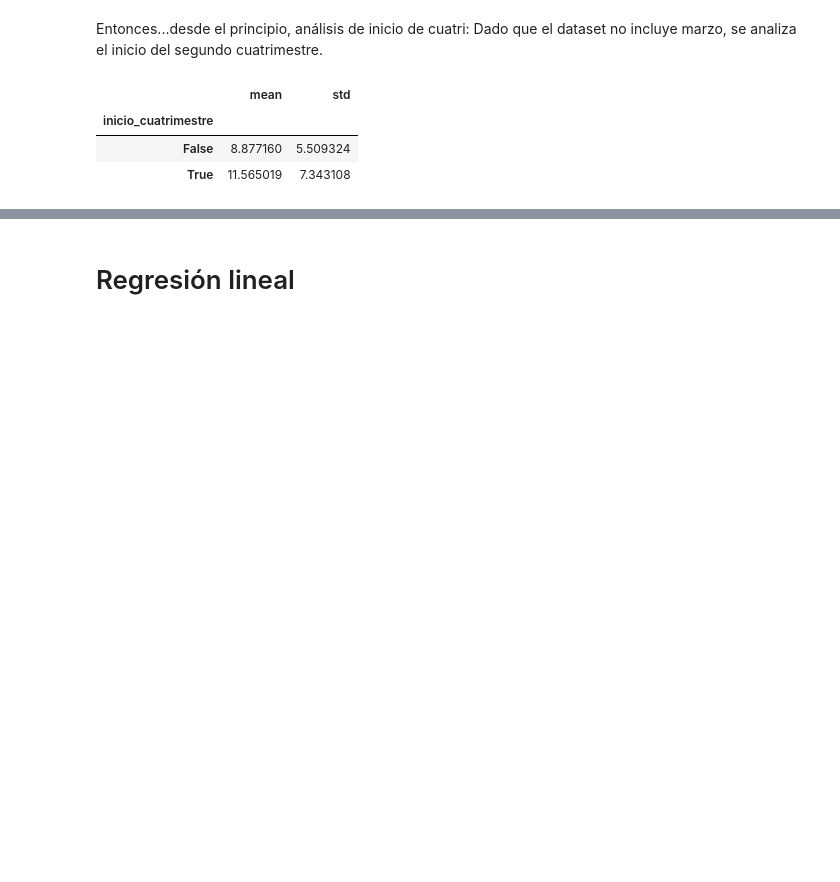
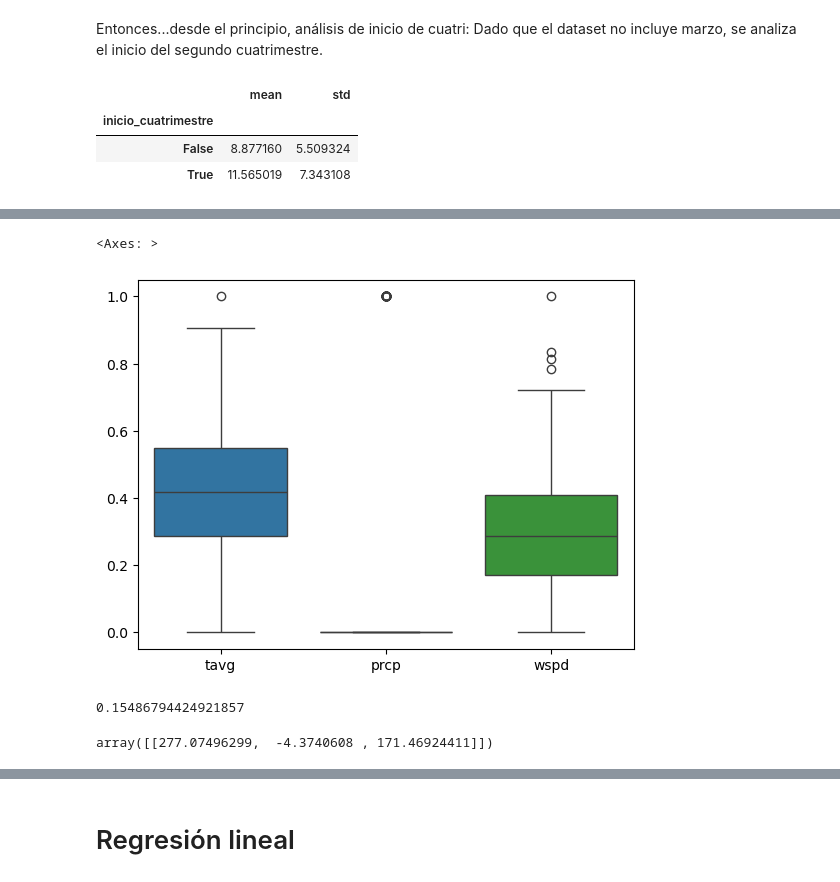
Before and after one commit to davidpalacio1/TP-1-LDD, a Jupyter notebook: TP_bicis.ipynb, the cells around one changed output, grey strips where cells are left out. Drawn from its saved outputs; the diff is of its cells as text; code cells hidden in the pictures; blank space fills up the shorter version.

```diff
--- a/TP_bicis.ipynb
+++ b/TP_bicis.ipynb
@@ -1000,0 +1125,3 @@ Length: 41, dtype: UInt32' has dtype incompatible with float64, please explicitl
+# %%
+from sklearn.preprocessing import MinMaxScaler
+scaler = MinMaxScaler().set_output(transform="pandas") # La última opción hace que nos devuelva un DataFrame
@@ -1000,0 +1194,3 @@ Length: 41, dtype: UInt32' has dtype incompatible with float64, please explicitl
+# %%
+# fit_transform calcula los coeficientes de la transformación y la aplica.
+X_scaled = scaler.fit_transform(X)
@@ -1000,0 +1214,6 @@ Length: 41, dtype: UInt32' has dtype incompatible with float64, please explicitl
+# %%
+#vemos como se distribuyen los datos escalados
+sns.boxplot(X_scaled)
+# %% [output]
+<Axes: >
+[figure, added]
@@ -1000,0 +1224,8 @@ Length: 41, dtype: UInt32' has dtype incompatible with float64, please explicitl
+# %%
+modelo_bicis.score(X_scaled,y) #dio un valor muy bajo
+# %% [output]
+0.15486794424921857
+# %%
+modelo_bicis.coef_
+# %% [output]
+array([[277.07496299,  -4.3740608 , 171.46924411]])
```
Also changed, not shown: parts of 80 cells of this notebook.
